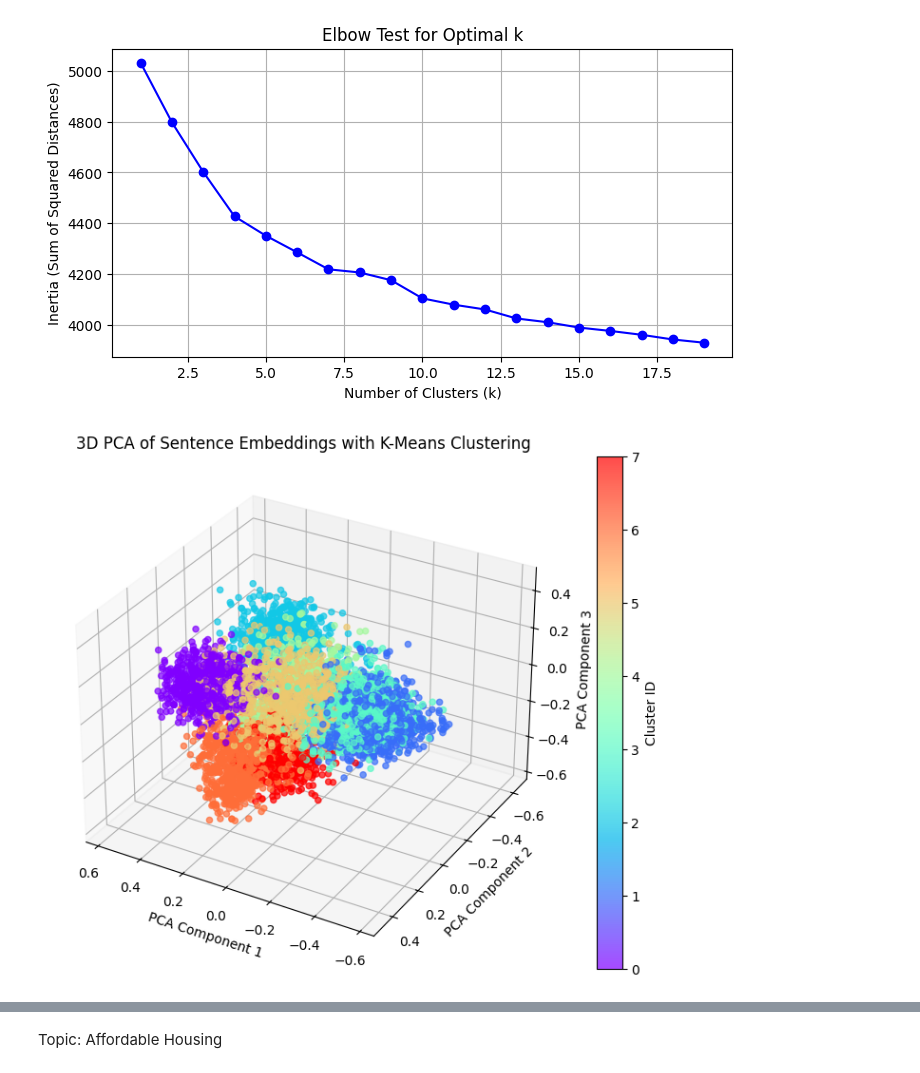
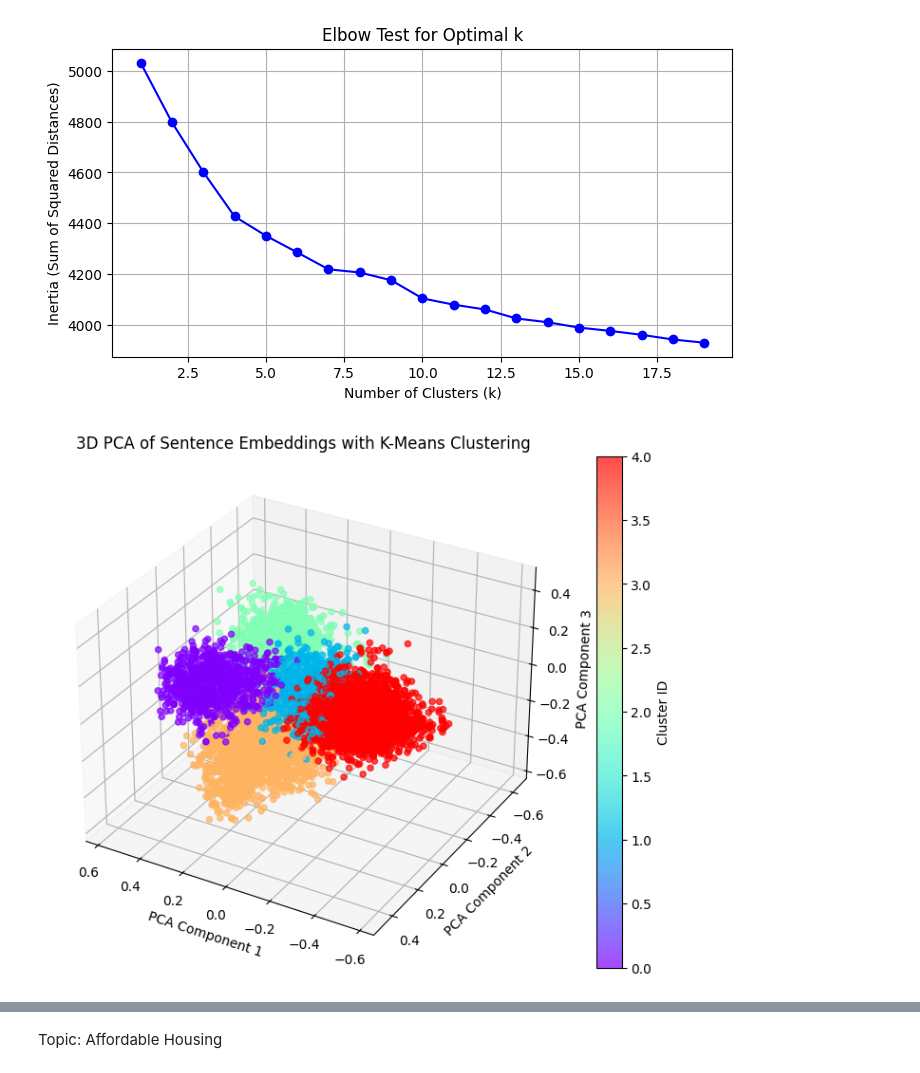
Before and after one commit to mpham8/kestelman-research, a Jupyter notebook: text-data-context/k-mean-clustering.ipynb, the cells around one changed output, grey strips where cells are left out. Cells and saved outputs as stored; diff of their text form; code cells hidden in the pictures.

Commit message:
added consensus matrix, correct labels

```diff
--- a/text-data-context/k-mean-clustering.ipynb
+++ b/text-data-context/k-mean-clustering.ipynb
@@ -60,3 +53,39 @@ def k_means_classifier(embeddings, num_clusters = 8, seed = 42):
+# %%
+# def k_means_classifier(embeddings, num_clusters = 8, seed = 42):
+#   clustering_model = KMeans(n_clusters=num_clusters, random_state=seed)
+#   clustering_model.fit(embeddings)
+#   clusters = clustering_model.labels_
+
+#   return clusters
+
+
+def k_means_classifier(embeddings, num_clusters=8, seed=42, n_init=10):
+    n_samples = embeddings.shape[0]
+    consensus_matrix = np.zeros((n_samples, n_samples))
+
+    # Run K-means with random initializations and update the consensus matrix
+    for i in range(n_init):
+        # K-Means with a different random seed each time for diverse initialization
+        clustering_model = KMeans(n_clusters=num_clusters, random_state=seed + i)
+        clustering_model.fit(embeddings)
+        clusters = clustering_model.labels_
+
+        # Update the consensus matrix
+        for j in range(n_samples):
+            for k in range(j + 1, n_samples):
+                if clusters[j] == clusters[k]:
+                    consensus_matrix[j, k] += 1
+                    consensus_matrix[k, j] += 1
+
+    # Normalizing the consensus matrix
+    consensus_matrix /= n_init
+
+    # Final clustering using the consensus matrix
+    final_clustering_model = KMeans(n_clusters=num_clusters, random_state=seed)
+    final_clustering_model.fit(consensus_matrix)
+    final_clusters = final_clustering_model.labels_
+
+    return final_clusters
 # %% [markdown]
 Visualize Clusters
 # %%
@@ -187,13 +203,12 @@ elbow_test(nuisance_embeddings)
 # %% [output]
 [figure]
 # %%
-nuisance_num_clusters = 8
-nuisance_seed = 42
-nuisance_clusters = k_means_classifier(nuisance_embeddings, nuisance_num_clusters, nuisance_seed)
+nuisance_num_clusters = 5
+nuisance_clusters = k_means_classifier(nuisance_embeddings, num_clusters=nuisance_num_clusters, seed=42, n_init=10)
 nuisance_clusters_df = pd.DataFrame({'Sentence': nuisance_sentences, 'Cluster': nuisance_clusters})
 pca_plot(nuisance_embeddings, nuisance_clusters)
 # %% [output]
-[figure, old version]
+[figure, new version]
 # %%
 nuisance_example_sentences = 4
 example_sentences(nuisance_clusters_df, nuisance_num_clusters, nuisance_example_sentences)
```
Also changed, not shown: parts of 17 cells of this notebook.
